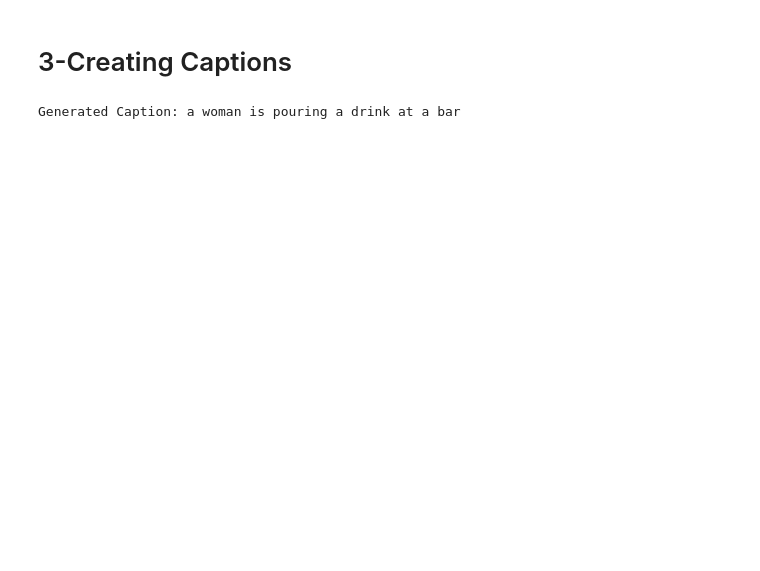
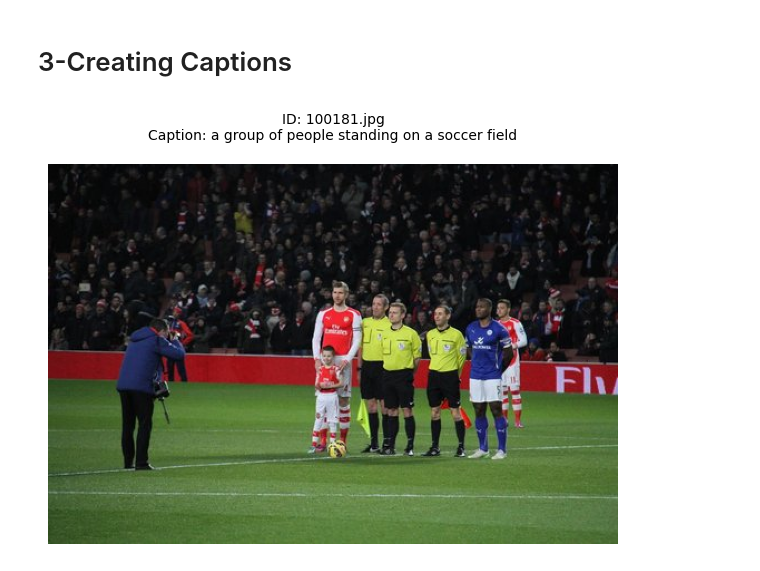
Before and after one commit to giraydorukyurt7/IMAGE_CAPTIONING_Combining_NLP_With_CV, a Jupyter notebook: image_captioning_Combining_NLP_with_CV.ipynb, the cells around one changed output. Saved outputs shown, nothing was run; the diff lists cells and outputs as text; code cells hidden in the pictures; blank space fills up the shorter version.

Commit message:
image captioning 2 - model 1 - FID = 0.4732

```diff
--- a/image_captioning_Combining_NLP_with_CV.ipynb
+++ b/image_captioning_Combining_NLP_with_CV.ipynb
@@ -170,23 +170,46 @@ blip_model = Blip2ForConditionalGeneration.from_pretrained(
     device_map="auto",  # distrubute CPU/GPU for Colab
     torch_dtype=torch.float16  # float16 for Vram
 )
-# %%
-import torch
-
-# Use GPU
-device = "cuda" if torch.cuda.is_available() else "cpu"
-blip_model.to(device)
-
-# Create Caption
-with torch.no_grad():
-    generated_ids = blip_model.generate(
-        **inputs,
-        max_new_tokens=30,
-        do_sample=False  # Greedy decode
-    )
-
-# print output
-caption = processor.tokenizer.decode(generated_ids[0], skip_special_tokens=True)
-print("Generated Caption:", caption)
-# %% [output]
-Generated Caption: a woman is pouring a drink at a bar
+# %%
+import pandas as pd
+from PIL import Image
+import matplotlib.pyplot as plt
+import torch
+
+# GPU/CPU
+device = "cuda" if torch.cuda.is_available() else "cpu"
+
+# Select random image
+sample_row = test_df.sample(1).iloc[0]
+sample_img_id = str(sample_row['image_id'])
+if not sample_img_id.endswith(".jpg"):
+    sample_img_id += ".jpg"
+
+img_path = f"/content/dataset/test/test/{sample_img_id}"
+
+# load image
+image = Image.open(img_path).convert("RGB")
+
+# Make BLIP-2 ready
+inputs = processor(images=image, return_tensors="pt")
+inputs = {k: v.to(device, dtype=torch.float16) for k, v in inputs.items()}
+
+# Create Caption
+with torch.no_grad():
+    generated_ids = blip_model.generate(
+        **inputs,
+        max_new_tokens=30,
+        do_sample=False
+    )
+
+caption = processor.tokenizer.decode(generated_ids[0], skip_special_tokens=True)
+
+# Show
+plt.figure(figsize=(6, 6))
+plt.imshow(image)
+plt.axis("off")
+plt.title(f"ID: {sample_img_id}\nCaption: {caption}", fontsize=10)
+plt.tight_layout()
+plt.show()
+# %% [output]
+[figure, added]
```
Also changed, not shown: parts of 13 cells of this notebook.
